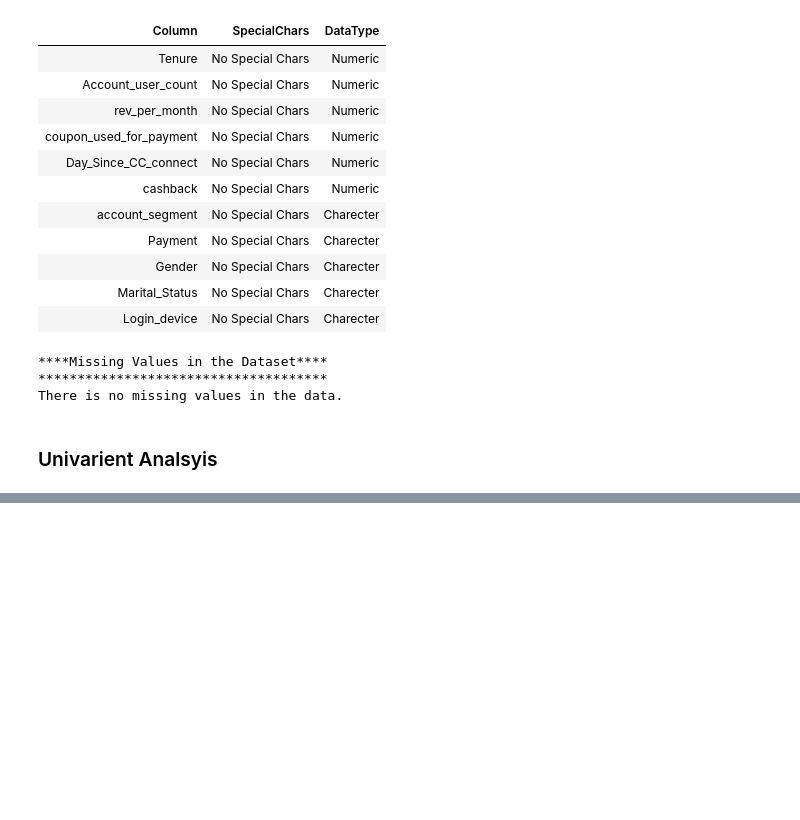
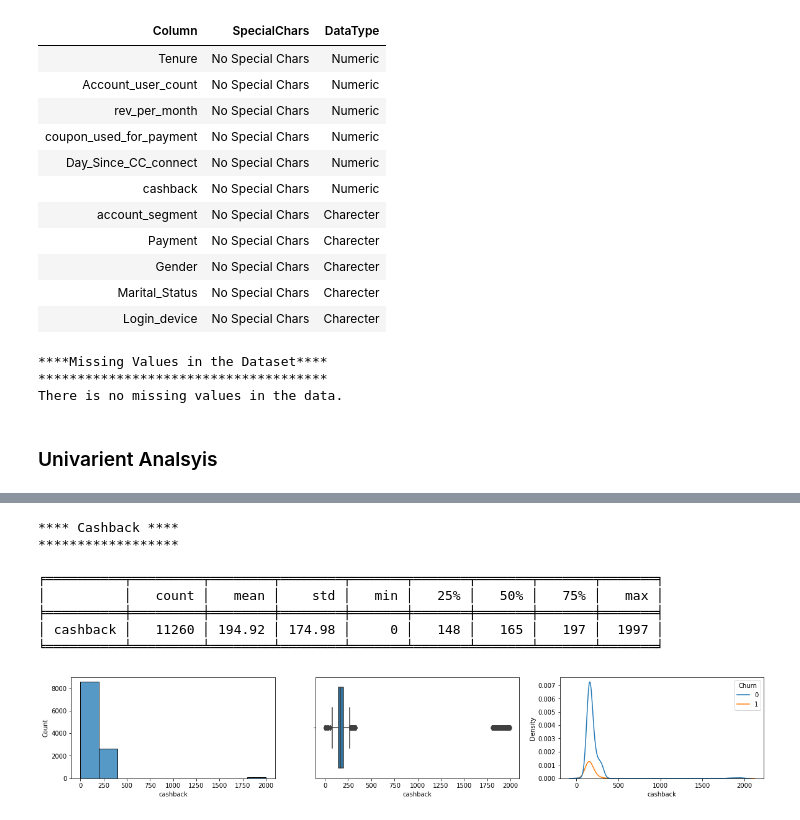
Before and after one commit to psiva2019/CustmerChurn, a Jupyter notebook: CustumerChurn.ipynb, the cells around one changed output, grey strips where cells are left out. Cells and saved outputs as stored; diff of their text form; code cells hidden in the pictures; blank space fills up the shorter version.

```diff
--- a/CustumerChurn.ipynb
+++ b/CustumerChurn.ipynb
@@ -247,0 +317,12 @@ for var in Vars['num']:
+# %%
+display_unq(df,'cashback','Churn',10,'num','Cashback')
+# %% [output]
+**** Cashback ****
+******************
+
+╒══════════╤═════════╤════════╤════════╤═══════╤═══════╤═══════╤═══════╤═══════╕
+│          │   count │   mean │    std │   min │   25% │   50% │   75% │   max │
+╞══════════╪═════════╪════════╪════════╪═══════╪═══════╪═══════╪═══════╪═══════╡
+│ cashback │   11260 │ 194.92 │ 174.98 │     0 │   148 │   165 │   197 │  1997 │
+╘══════════╧═════════╧════════╧════════╧═══════╧═══════╧═══════╧═══════╧═══════╛
+[figure, added]
```
Also changed, not shown: parts of 10 cells of this notebook.
